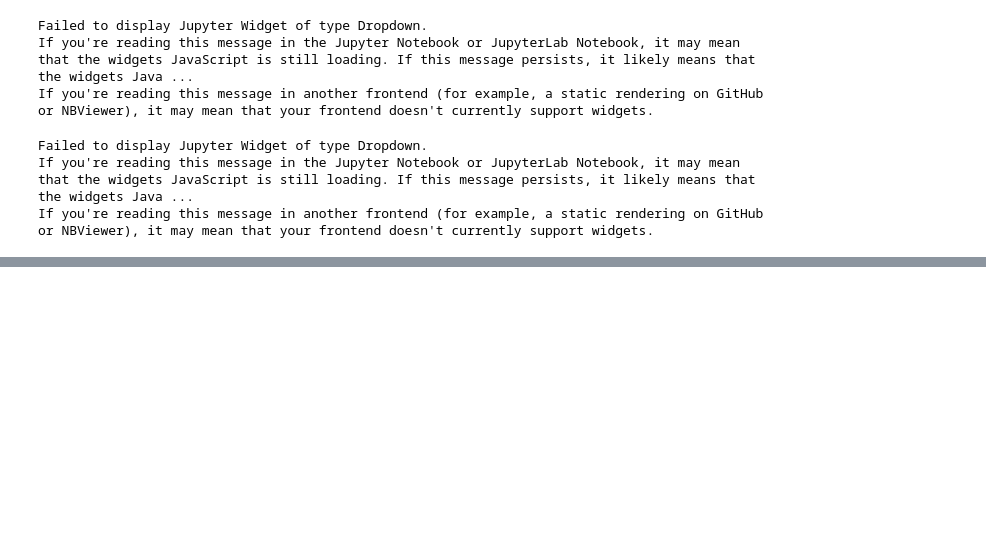
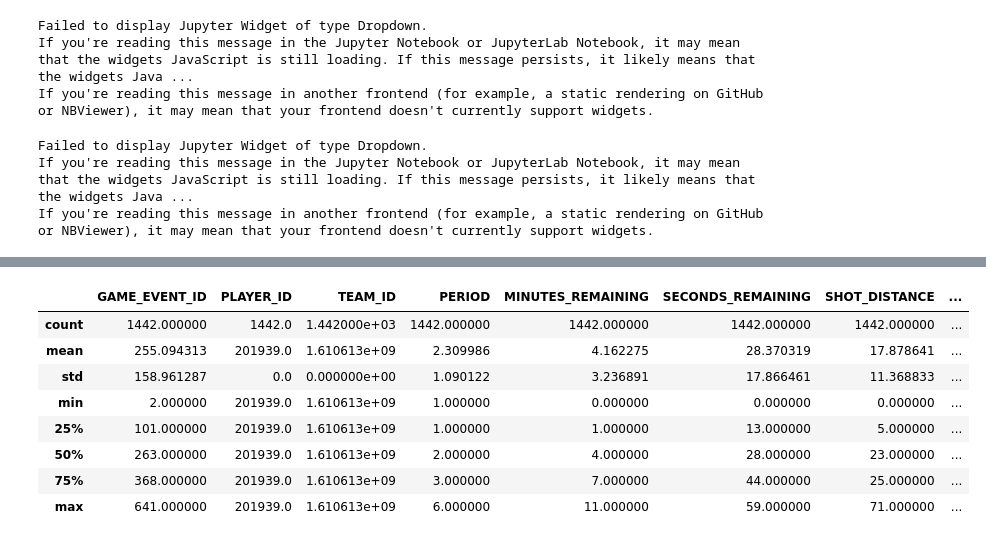
Before and after one commit to lurbisci/Spring-2018, a Jupyter notebook: Homeworks/Urbisci_Homework_2.ipynb, the cells around one changed output, grey strips where cells are left out. Cells and saved outputs as stored; diff of their text form; code cells hidden in the pictures; blank space fills up the shorter version.

```diff
--- a/Homeworks/Urbisci_Homework_2.ipynb
+++ b/Homeworks/Urbisci_Homework_2.ipynb
@@ -170,0 +194,12 @@ If you're reading this message in another frontend (for example, a static render
+# %%
+shotdata.describe()
+# %% [output]
+|  | GAME_EVENT_ID | PLAYER_ID | TEAM_ID | PERIOD | MINUTES_REMAINING | SECONDS_REMAINING | SHOT_DISTANCE | ... |
+| count | 1442.000000 | 1442.0 | 1.442000e+03 | 1442.000000 | 1442.000000 | 1442.000000 | 1442.000000 | ... |
+| mean | 255.094313 | 201939.0 | 1.610613e+09 | 2.309986 | 4.162275 | 28.370319 | 17.878641 | ... |
+| std | 158.961287 | 0.0 | 0.000000e+00 | 1.090122 | 3.236891 | 17.866461 | 11.368833 | ... |
+| min | 2.000000 | 201939.0 | 1.610613e+09 | 1.000000 | 0.000000 | 0.000000 | 0.000000 | ... |
+| 25% | 101.000000 | 201939.0 | 1.610613e+09 | 1.000000 | 1.000000 | 13.000000 | 5.000000 | ... |
+| 50% | 263.000000 | 201939.0 | 1.610613e+09 | 2.000000 | 4.000000 | 28.000000 | 23.000000 | ... |
+| 75% | 368.000000 | 201939.0 | 1.610613e+09 | 3.000000 | 7.000000 | 44.000000 | 25.000000 | ... |
+| max | 641.000000 | 201939.0 | 1.610613e+09 | 6.000000 | 11.000000 | 59.000000 | 71.000000 | ... |
```
Also changed, not shown: parts of 16 cells of this notebook.
